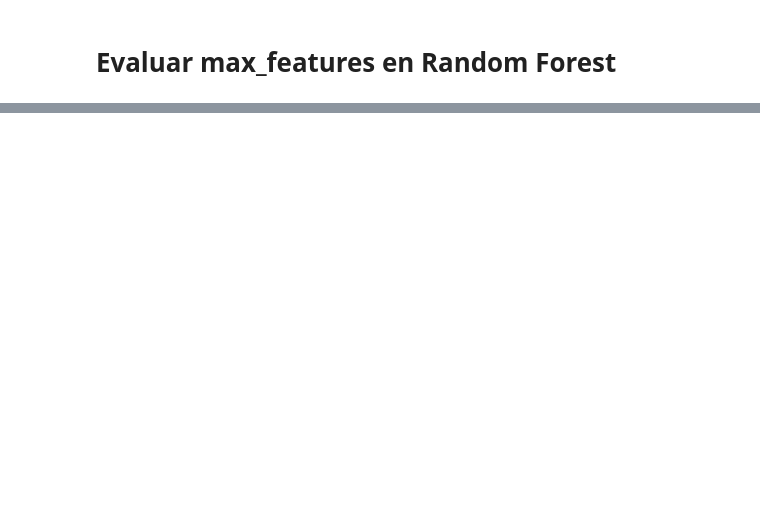
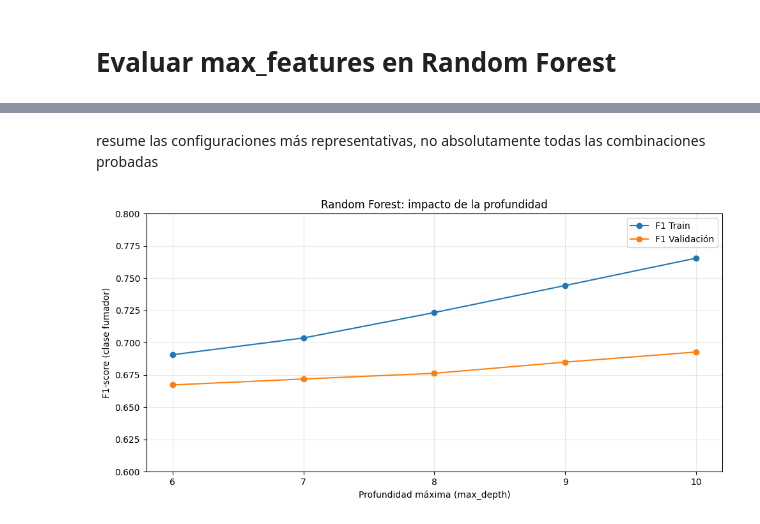
Before and after one commit to nachopedretti/diploup2026-TP2, a Jupyter notebook: notebooks/04_entrenamiento_y_optimizacion.ipynb, the cells around one changed output, grey strips where cells are left out. Cells and saved outputs as stored; diff of their text form; code cells hidden in the pictures; blank space fills up the shorter version.

```diff
--- a/notebooks/04_entrenamiento_y_optimizacion.ipynb
+++ b/notebooks/04_entrenamiento_y_optimizacion.ipynb
@@ -583,0 +1346,47 @@ display(pd.DataFrame(resultados_profundidad).round(4))
+# %% [markdown]
+resume las configuraciones más representativas, no absolutamente todas las combinaciones probadas
+# %%
+import pandas as pd
+import matplotlib.pyplot as plt
+
+# Resultados de las pruebas de profundidad
+resultados_profundidad = pd.DataFrame({
+    "max_depth": [6, 7, 8, 9, 10],
+    "F1 Train": [0.6906, 0.7036, 0.7233, 0.7443, 0.7655],
+    "F1 Validación": [0.6672, 0.6718, 0.6762, 0.6849, 0.6927]
+})
+
+# Diferencia entre entrenamiento y validación
+resultados_profundidad["Diferencia"] = (
+    resultados_profundidad["F1 Train"]
+    - resultados_profundidad["F1 Validación"]
+)
+
+# Graficar
+plt.figure(figsize=(10, 5))
+
+plt.plot(
+    resultados_profundidad["max_depth"],
+    resultados_profundidad["F1 Train"],
+    marker="o",
+    label="F1 Train"
+)
+
+plt.plot(
+    resultados_profundidad["max_depth"],
+    resultados_profundidad["F1 Validación"],
+    marker="o",
+    label="F1 Validación"
+)
+
+plt.title("Random Forest: impacto de la profundidad")
+plt.xlabel("Profundidad máxima (max_depth)")
+plt.ylabel("F1-score (clase fumador)")
+plt.xticks(resultados_profundidad["max_depth"])
+plt.ylim(0.60, 0.80)
+plt.grid(alpha=0.3)
+plt.legend()
+plt.tight_layout()
+plt.show()
+# %% [output]
+[figure, added]
```
Also changed, not shown: parts of 100 cells of this notebook.
